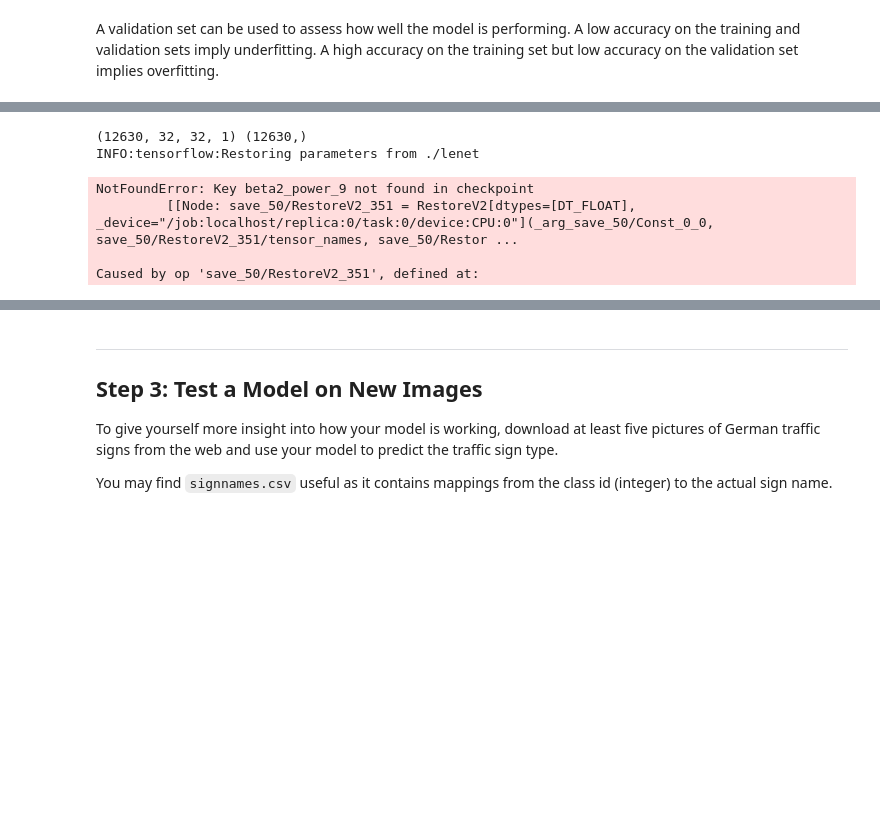
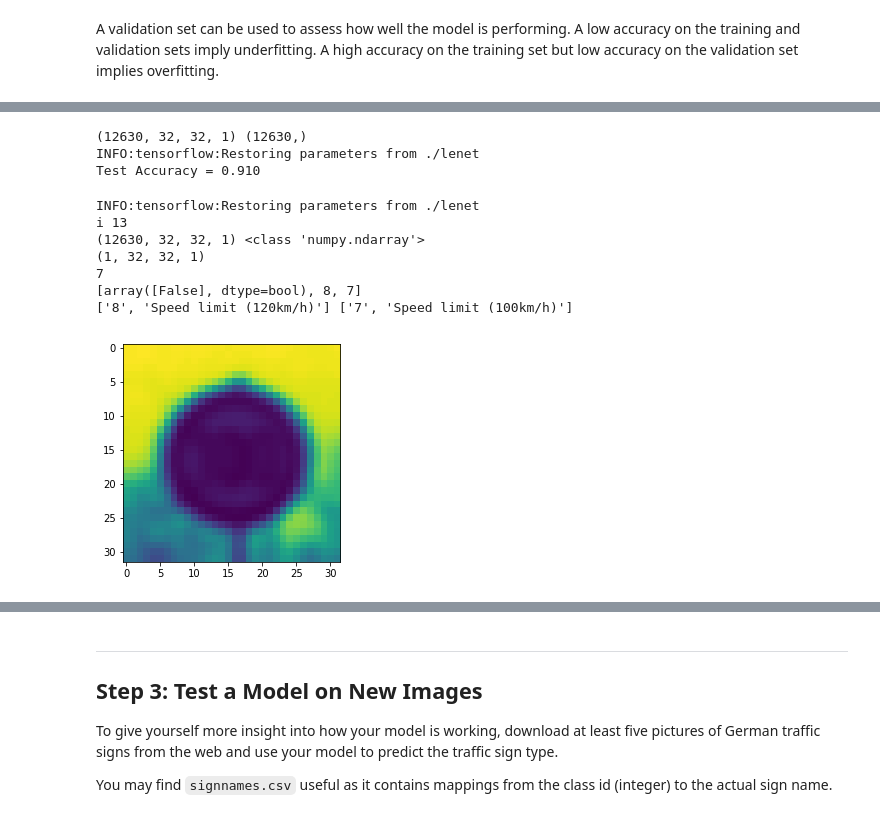
Before and after one commit to KSHIBA-HHQ/CarND-Traffic-Sign-Classifier-Project, a Jupyter notebook: Traffic_Sign_Classifier.ipynb, the cells around one changed output, grey strips where cells are left out. Saved outputs shown, nothing was run; the diff lists cells and outputs as text; code cells hidden in the pictures; blank space fills up the shorter version.

```diff
--- a/Traffic_Sign_Classifier.ipynb
+++ b/Traffic_Sign_Classifier.ipynb
@@ -1126,11 +1126,16 @@ Validation Accuracy = 0.946
 Model saved
 # %%
 #手法②　先に記録した定義モデルをrestoreでファイルからリロードする！
+
+
 import tensorflow as tf
 saver = tf.train.Saver()
 
+print(GX_test.shape,Gy_test.shape)
+
 global nDROP
-print(GX_test.shape,Gy_test.shape)
+global learningrate
+learningrate=0.000001
 
 with tf.Session() as sess:
     sess.run(tf.global_variables_initializer())
@@ -1143,10 +1148,7 @@ with tf.Session() as sess:
 # %% [output]
 (12630, 32, 32, 1) (12630,)
 INFO:tensorflow:Restoring parameters from ./lenet
+Test Accuracy = 0.910
-NotFoundError: Key beta2_power_9 not found in checkpoint
-         [[Node: save_50/RestoreV2_351 = RestoreV2[dtypes=[DT_FLOAT], _device="/job:localhost/replica:0/task:0/device:CPU:0"](_arg_save_50/Const_0_0, save_50/RestoreV2_351/tensor_names, save_50/Restor ...
-
-Caused by op 'save_50/RestoreV2_351', defined at:
 # %%
 import numpy as np
 import matplotlib.pyplot as plt
@@ -1156,36 +1158,48 @@ saver = tf.train.Saver()
 
 global ErrorID
 global nDROP
+global learningrate
+learningrate=0.000001
+
 
 with tf.Session() as sess:
 #先に記録した定義モデルをrestoreでファイルからリロードする！
     sess.run(tf.global_variables_initializer())
     saver.restore(sess, './lenet')
     nDROP[0]=0
 
     for i in range(GX_test.shape[0]) :
         X_try = np.array( [GX_test[i]])
         y_try = np.array( [Gy_test[i]])
 
         nDROP[0]=0
         n=( evaluatecustom(X_try, y_try) )
 
         #print(n)
 
         if(n[0]==False):
             print('i',i)
             print(GX_test.shape,type(GX_test))
             print(X_try.shape)
 
             print(Gy_test[i])
             print(n)
             print(xlist[n[1]],xlist[n[2]])
 
             plt.figure()
             plt.imshow(X_try.squeeze())
             ErrorID=i;
             if(i>2):
                 break
+# %% [output]
+INFO:tensorflow:Restoring parameters from ./lenet
+i 13
+(12630, 32, 32, 1) <class 'numpy.ndarray'>
+(1, 32, 32, 1)
+7
+[array([False], dtype=bool), 8, 7]
+['8', 'Speed limit (120km/h)'] ['7', 'Speed limit (100km/h)']
+[figure, added]
 # %%
 import numpy as np
 import matplotlib.pyplot as plt
```
Also changed, not shown: parts of 7 cells of this notebook.
